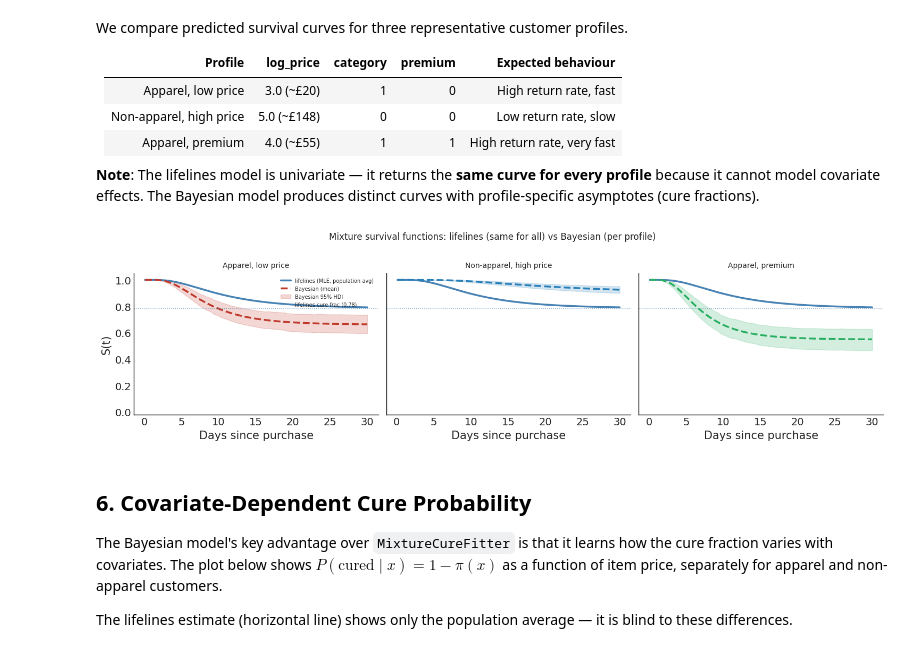
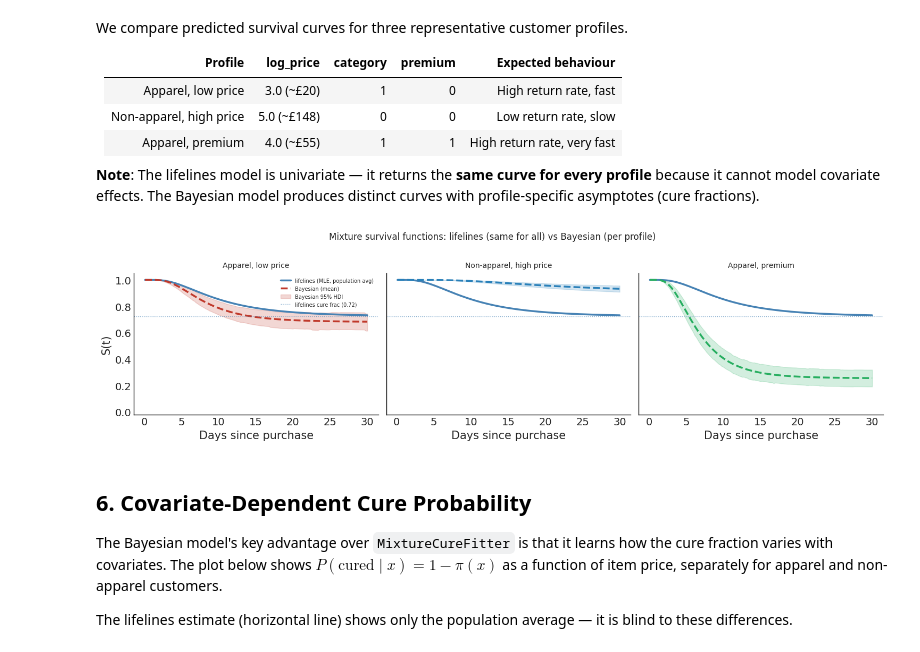
Before and after one commit to JohannBouwer/bayes-survival, a Jupyter notebook: notebooks/Cure_Introduction.ipynb, the cells around one changed output. Drawn from its saved outputs; the diff is of its cells as text; code cells hidden in the pictures.

```diff
--- a/notebooks/Cure_Introduction.ipynb
+++ b/notebooks/Cure_Introduction.ipynb
@@ -69,7 +71,7 @@ X = np.column_stack([log_price, category, premium])
 
 # --- Cure sub-model: susceptibility probability --------------------------------
 true_alpha = -0.8
-true_beta  = np.array([-0.3, 1.2, 0.6])       # price (-), apparel (+), premium (+)
+true_beta  = np.array([-0.3, 1, 2])       # price (-), apparel (+), premium (+)
 
 pi_true     = stats.logistic.cdf(true_alpha + X @ true_beta)
 susceptible = np.random.binomial(1, pi_true)   # 1 = will eventually return
@@ -380,35 +382,35 @@ bayes_preds = {
 fig, axes = plt.subplots(1, 3, figsize=(15, 4), sharey=True)
 colors = ['#c0392b', '#2980b9', '#27ae60']
 
 for ax, (label, x), color in zip(axes, profiles.items(), colors):
     pred = bayes_preds[label]
 
     # lifelines — single population-average curve (same in every panel)
     ax.plot(eval_times, ll_surv,
             color='steelblue', lw=2.5, label='lifelines (MLE, population avg)')
 
     # Bayesian — profile-specific mean + HDI
     ax.plot(eval_times, pred.mean[0],
             color=color, lw=2.5, ls='--', label='Bayesian (mean)')
     ax.fill_between(eval_times, pred.hdi_lower[0], pred.hdi_upper[0],
                     color=color, alpha=0.2, label='Bayesian 95% HDI')
 
     ax.axhline(ll_cured_fraction, color='steelblue', lw=1, ls=':', alpha=0.7,
                label=f'lifelines cure frac ({ll_cured_fraction:.2f})')
 
     ax.set_title(label, fontsize=10, pad=8)
     ax.set_xlabel('Days since purchase')
     ax.set_ylim(-0.02, 1.05)
     if ax is axes[0]:
         ax.set_ylabel('S(t)')
-        ax.legend(fontsize=7, loc='upper right')
+        ax.legend(fontsize=7)
 
 plt.suptitle('Mixture survival functions: lifelines (same for all) vs Bayesian (per profile)',
              y=1.02, fontsize=12)
 plt.tight_layout()
 plt.show()
 # %% [output]
-[figure, old version]
+[figure, new version]
 # %% [markdown]
 ## 6. Covariate-Dependent Cure Probability
 
```
Also changed, not shown: parts of 10 cells of this notebook.
